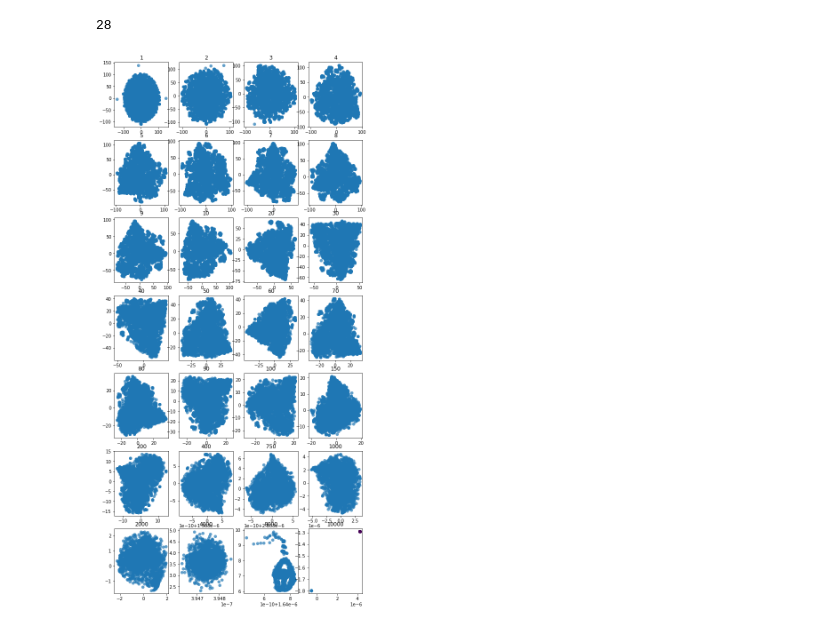
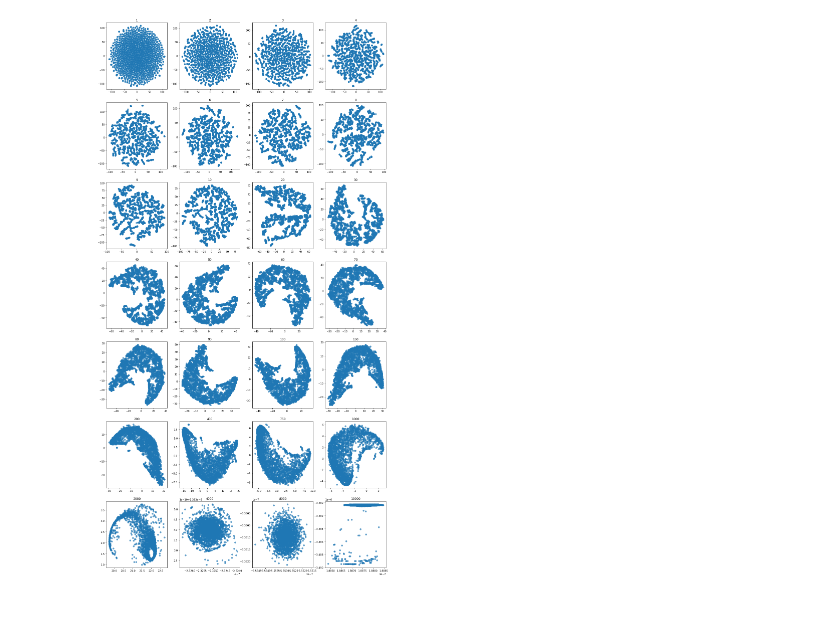
Before and after one commit to GabrielBG010/Covid-County-Clustering, a Jupyter notebook: TSNE_and_Heatmap.ipynb, the cells around one changed output. Cells and saved outputs as stored; diff of their text form; code cells hidden in the pictures.

```diff
--- a/TSNE_and_Heatmap.ipynb
+++ b/TSNE_and_Heatmap.ipynb
@@ -25,19 +25,19 @@ death = death_raw.drop(death_raw.columns[[0,1,2,3,4,5,6,7,8,9,10]], axis = 1 )
 death = death.reset_index().dropna()
 death = death.astype({'FIPS': 'int32'})
 death = death.set_index('FIPS')
-d3 =  pd.DataFrame(death.T.diff().rolling(3).mean().mean(),columns=['d3'])
-d7 =  pd.DataFrame(death.T.diff().rolling(7).mean().mean(),columns=['d7'])
-d14 = pd.DataFrame(death.T.diff().rolling(14).mean().mean(),columns=['d14'])
+# d3 =  pd.DataFrame(death.T.diff().rolling(3).mean().mean(),columns=['d3'])
+d7 =  pd.DataFrame(death.T.diff().rolling(7).mean().mean(),columns=['death_rate'])
+# d14 = pd.DataFrame(death.T.diff().rolling(14).mean().mean(),columns=['d14'])
 # %%
 confirmed = confirmed_raw.drop(confirmed_raw.columns[[0,1,2,3,4,5,6,7,8,9,10]], axis = 1 )
 confirmed = confirmed.reset_index().dropna()
 confirmed = confirmed.astype({'FIPS': 'int32'})
 confirmed = confirmed.set_index('FIPS')
-c3 =  pd.DataFrame(confirmed.T.diff().rolling(3).mean().mean(),columns=['c3'])
-c7 =  pd.DataFrame(confirmed.T.diff().rolling(7).mean().mean(),columns=['c7'])
-c14 = pd.DataFrame(confirmed.T.diff().rolling(14).mean().mean(),columns=['c14'])
+# c3 =  pd.DataFrame(confirmed.T.diff().rolling(3).mean().mean(),columns=['c3'])
+c7 =  pd.DataFrame(confirmed.T.diff().rolling(7).mean().mean(),columns=['number_of_cases'])
+# c14 = pd.DataFrame(confirmed.T.diff().rolling(14).mean().mean(),columns=['c14'])
 # %%
-df = census.join(d3).join(d7).join(d14).join(c3).join(c7).join(c14).drop(columns=['name_x'])
+df = census.join(c7).join(d7).drop(columns=['name_x'])
 # %%
 import seaborn as sns
 import matplotlib.pyplot as plt
@@ -78,0 +64,6 @@ df
+# %%
+corr_matrix= corr.iloc[:-2,-2:]
+threshold = 0.4
+corr_matrix = corr_matrix[abs(corr_matrix.number_of_cases)>=threshold]
+corr_matrix = corr_matrix[abs(corr_matrix.death_rate)>=threshold]
+corr_matrix
@@ -106,23 +92,22 @@ def plot_by_label(X_pca,label,show=5,title=''):
-# %%
-len([1,2,3,4,5,6,7,8,9,10,20,30,40,50,60,70,80,90,100,150,200,400,750,1000,2000,4000,8000,10000])
-# %% [output]
-28
 # %%
 colnames = df.columns
 df2 = pd.DataFrame(StandardScaler().fit_transform(df), columns=colnames).fillna(0)
 
+df2 = df2.loc[:,corr_matrix.index.values]
+#filter
+
 perp_list = [1,2,3,4,5,6,7,8,9,10,20,30,40,50,60,70,80,90,100,150,200,400,750,1000,2000,4000,8000,10000]
 
-fig, axs =  plt.subplots(7, 4,figsize=(10,22))
+fig, axs =  plt.subplots(7, 4,figsize=(20,40))
 axes = axs.ravel()
 
-plt.scatter(X_pca[:, 0], X_pca[:, 1], marker='.', s=200, lw=0, alpha=0.7, edgecolor='k',c=label)
+# plt.scatter(X_pca[:, 0], X_pca[:, 1], marker='.', s=200, lw=0, alpha=0.7, edgecolor='k',c=label)
 
 for i,p in enumerate(perp_list):
   X_pca = TSNE(n_components=2,perplexity=p).fit_transform(df2)
   axes[i].scatter(X_pca[:, 0], X_pca[:, 1], marker='.', s=200, lw=0, alpha=0.7, edgecolor='k')
   axes[i].set_title(str(p))
 plt.show()
 # %% [output]
-[figure, old version]
+[figure, new version]
 # %%
```
Also changed, not shown: parts of 7 cells of this notebook.
